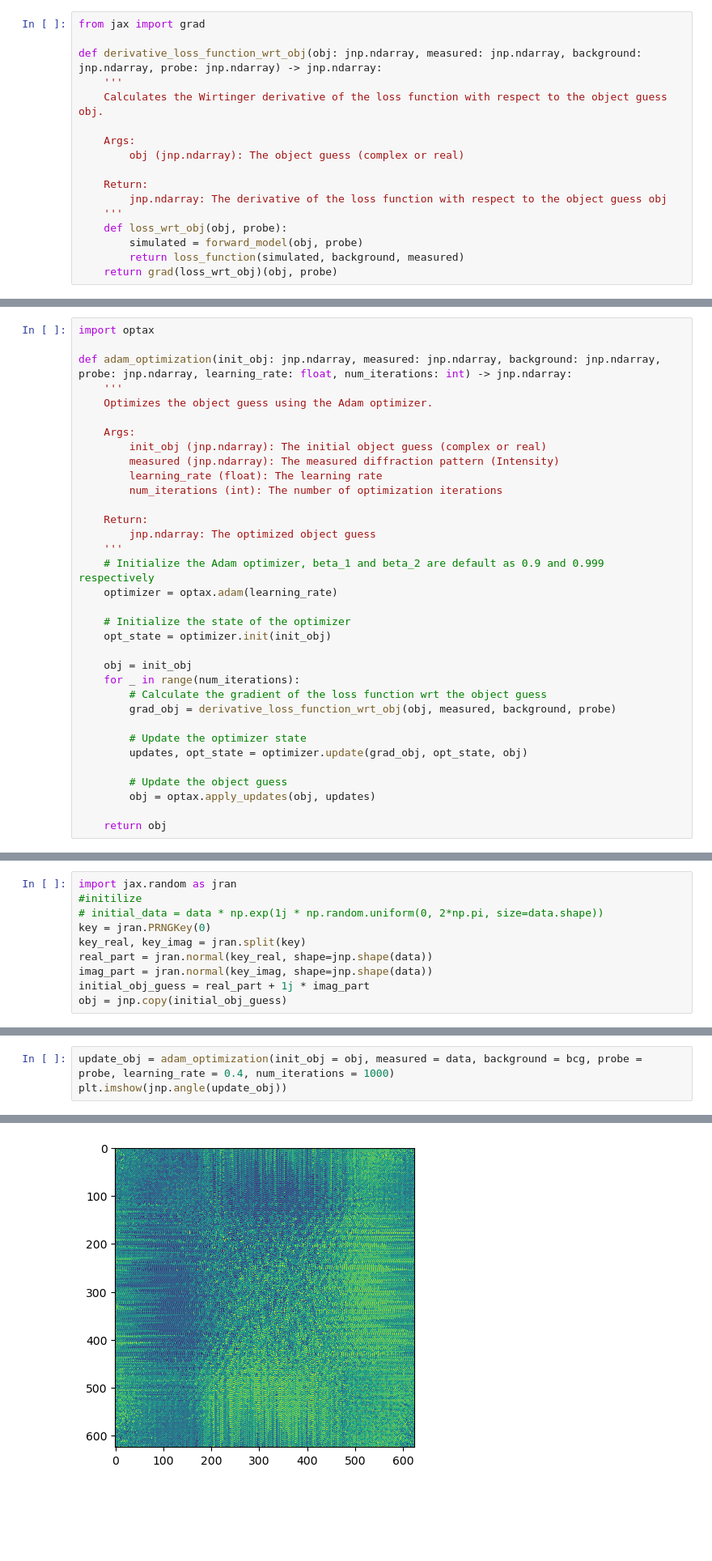
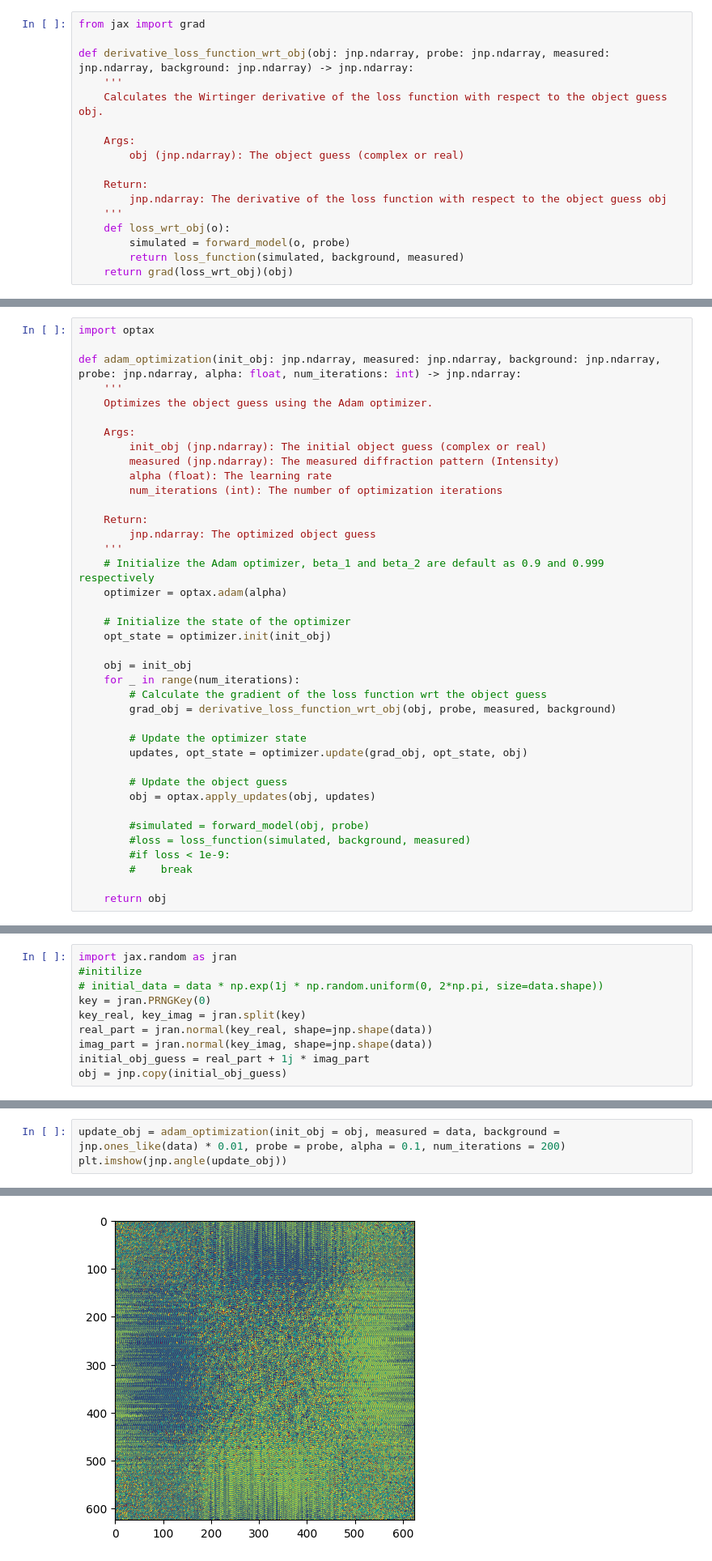
Before and after one commit to Astroxzh/CI-Project, a Jupyter notebook: Project_Ptychography.ipynb, the cells around one changed output, grey strips where cells are left out. Shown at 81% size. Saved outputs shown, nothing was run; the diff lists cells and outputs as text; blank space fills up the shorter version.

```diff
--- a/Project_Ptychography.ipynb
+++ b/Project_Ptychography.ipynb
@@ -187,7 +187,7 @@ $$ \frac{\delta L}{\delta T} = \frac{\delta L}{\delta |E_{ij}|^2} \frac{\delta |
 # %%
 from jax import grad
 
-def derivative_loss_function_wrt_obj(obj: jnp.ndarray, measured: jnp.ndarray, background: jnp.ndarray, probe: jnp.ndarray) -> jnp.ndarray:
+def derivative_loss_function_wrt_obj(obj: jnp.ndarray, probe: jnp.ndarray, measured: jnp.ndarray, background: jnp.ndarray) -> jnp.ndarray:
     '''
     Calculates the Wirtinger derivative of the loss function with respect to the object guess obj.
 
@@ -197,10 +197,10 @@ def derivative_loss_function_wrt_obj(obj: jnp.ndarray, measured: jnp.ndarray, ba
     Return:
         jnp.ndarray: The derivative of the loss function with respect to the object guess obj
     '''
-    def loss_wrt_obj(obj, probe):
-        simulated = forward_model(obj, probe)
+    def loss_wrt_obj(o):
+        simulated = forward_model(o, probe)
         return loss_function(simulated, background, measured)
-    return grad(loss_wrt_obj)(obj, probe)
+    return grad(loss_wrt_obj)(obj)
 # %% [markdown]
 Then, we feed those derivatives into an update for the object guess $T_{guess}$ using the Adam algorithm. This process is repeated iteratively until the object converges.
 
@@ -228,21 +228,21 @@ $$ \theta_{t+1} = \theta_t - \alpha \frac{\hat{m}_t}{\sqrt{\hat{v}_t} + \epsilon
 # %%
 import optax
 
-def adam_optimization(init_obj: jnp.ndarray, measured: jnp.ndarray, background: jnp.ndarray, probe: jnp.ndarray, learning_rate: float, num_iterations: int) -> jnp.ndarray:
+def adam_optimization(init_obj: jnp.ndarray, measured: jnp.ndarray, background: jnp.ndarray, probe: jnp.ndarray, alpha: float, num_iterations: int) -> jnp.ndarray:
     '''
     Optimizes the object guess using the Adam optimizer.
 
     Args:
         init_obj (jnp.ndarray): The initial object guess (complex or real)
         measured (jnp.ndarray): The measured diffraction pattern (Intensity)
-        learning_rate (float): The learning rate
+        alpha (float): The learning rate
         num_iterations (int): The number of optimization iterations
 
     Return:
         jnp.ndarray: The optimized object guess
     '''
     # Initialize the Adam optimizer, beta_1 and beta_2 are default as 0.9 and 0.999 respectively
-    optimizer = optax.adam(learning_rate)
+    optimizer = optax.adam(alpha)
 
     # Initialize the state of the optimizer
     opt_state = optimizer.init(init_obj)
@@ -250,7 +250,7 @@ def adam_optimization(init_obj: jnp.ndarray, measured: jnp.ndarray, background:
     obj = init_obj
     for _ in range(num_iterations):
         # Calculate the gradient of the loss function wrt the object guess
-        grad_obj = derivative_loss_function_wrt_obj(obj, measured, background, probe)
+        grad_obj = derivative_loss_function_wrt_obj(obj, probe, measured, background)
 
         # Update the optimizer state
         updates, opt_state = optimizer.update(grad_obj, opt_state, obj)
@@ -258,6 +258,11 @@ def adam_optimization(init_obj: jnp.ndarray, measured: jnp.ndarray, background:
         # Update the object guess
         obj = optax.apply_updates(obj, updates)
 
+        #simulated = forward_model(obj, probe)
+        #loss = loss_function(simulated, background, measured)
+        #if loss < 1e-9:
+        #    break
+
     return obj
 # %%
 def data_read(filepath=r'Papercode\cxi_files\e17965_1_00677.cxi'):
@@ -284,6 +315,6 @@ obj = jnp.copy(initial_obj_guess)
 # %%
-update_obj = adam_optimization(init_obj = obj, measured = data, background = bcg, probe = probe, learning_rate = 0.4, num_iterations = 1000)
+update_obj = adam_optimization(init_obj = obj, measured = data, background = jnp.ones_like(data) * 0.01, probe = probe, alpha = 0.1, num_iterations = 200)
 plt.imshow(jnp.angle(update_obj))
 # %% [output]
 <matplotlib.image.AxesImage at 0x...>
-[figure, old version]
+[figure, new version]
```
Also changed, not shown: parts of 5 cells of this notebook, 1 other file.
